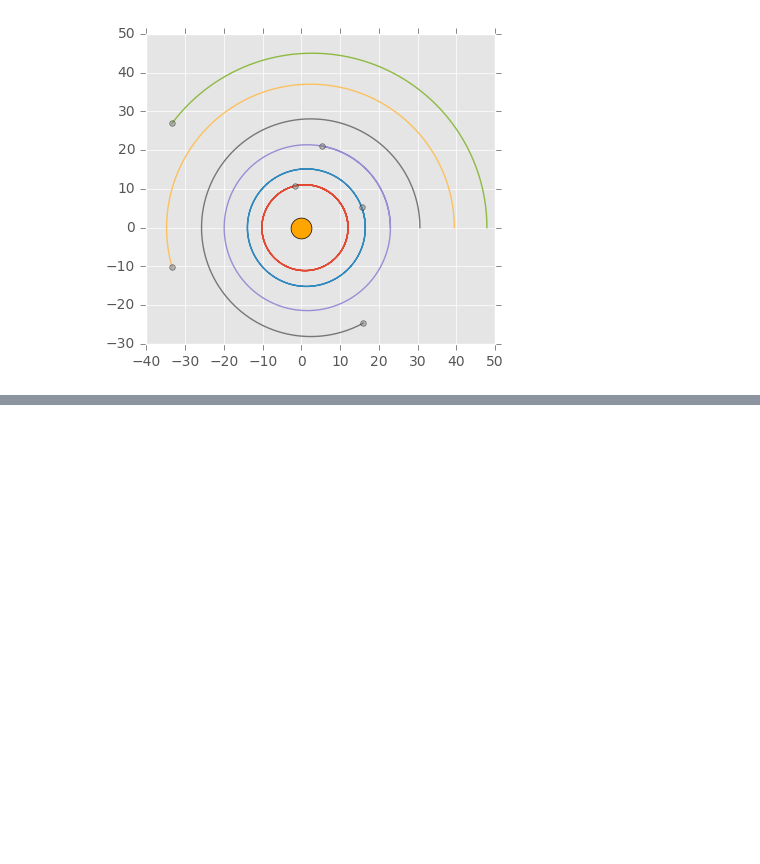
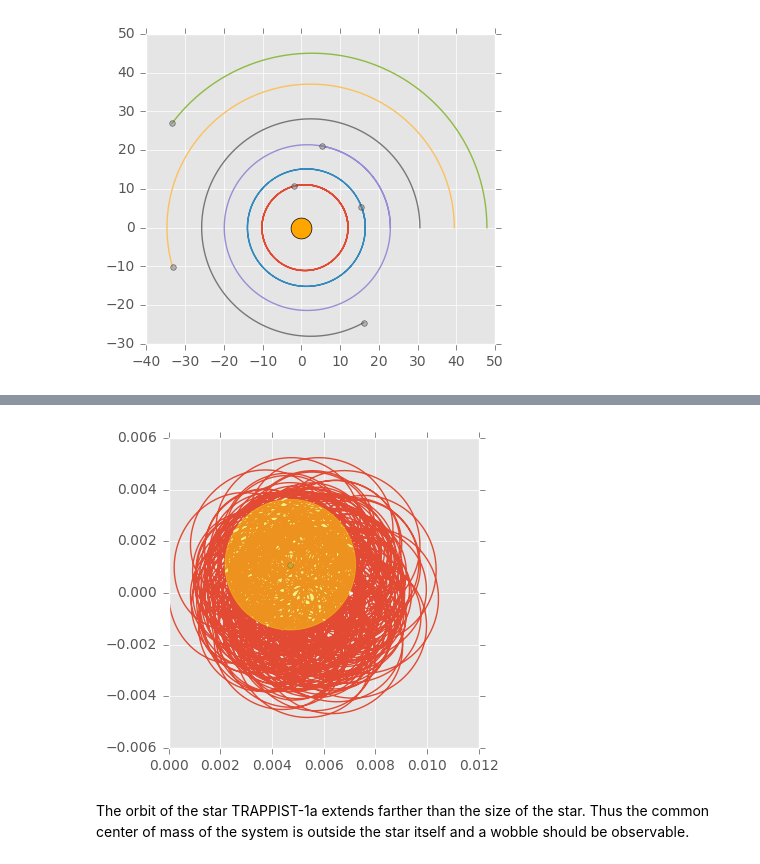
Before and after one commit to Py4Phy/project-trappist-system, a Jupyter notebook: solution/p2_solution.ipynb, the cells around one changed output, grey strips where cells are left out. Cells and saved outputs as stored; diff of their text form; code cells hidden in the pictures; blank space fills up the shorter version.

```diff
--- a/solution/p2_solution.ipynb
+++ b/solution/p2_solution.ipynb
@@ -242,0 +379,9 @@ plot_orbits(r)
+# %%
+r_star = r[:, 0][:, np.newaxis, :]
+plot_orbits(r_star)
+star_size = plt.Circle(r_star[-1, 0], star_radius_localunits, color='yellow', alpha=0.4, zorder=2)
+plt.gcf().gca().add_artist(star_size);
+# %% [output]
+[figure, added]
+# %% [markdown]
+The orbit of the star TRAPPIST-1a extends farther than the size of the star. Thus the common center of mass of the system is outside the star itself and a wobble should be observable.
```
Also changed, not shown: parts of 22 cells of this notebook.
